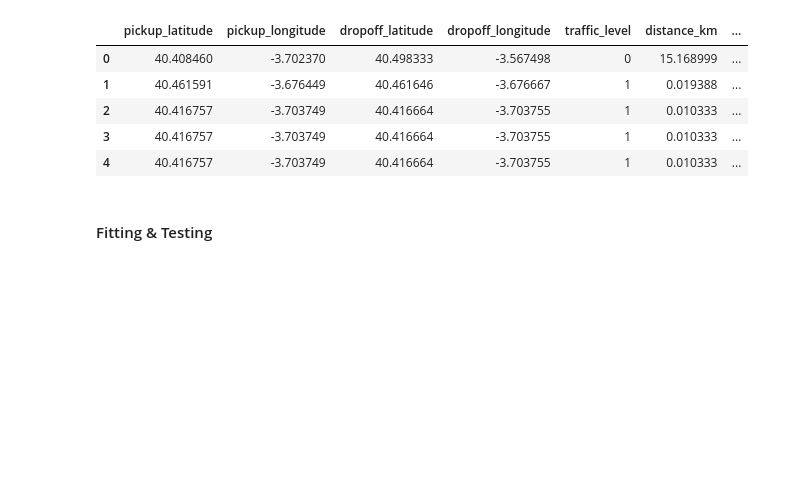
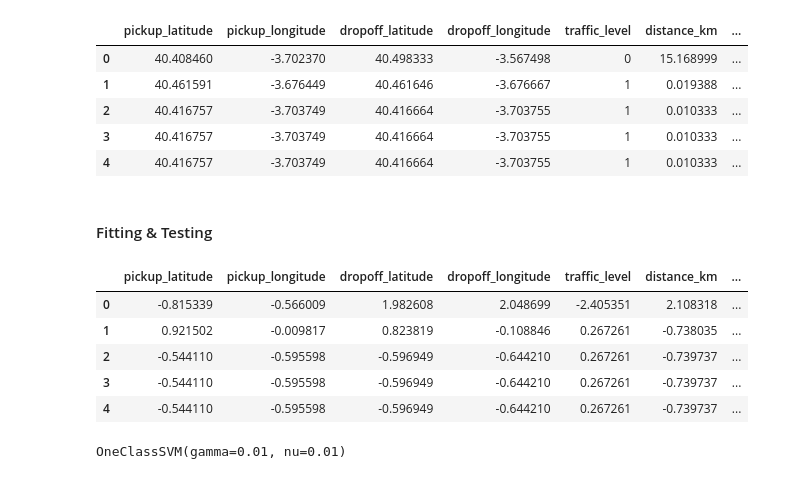
Before and after one commit to fabianVagnoni/Stream_Analytics_Projects, a Jupyter notebook: advance_anaylitics.ipynb, the cells around one changed output. Cells and saved outputs as stored; diff of their text form; code cells hidden in the pictures; blank space fills up the shorter version.

```diff
--- a/advance_anaylitics.ipynb
+++ b/advance_anaylitics.ipynb
@@ -371,11 +617,27 @@ See the caveats in the documentation: https://pandas.pydata.org/pandas-docs/stab
 | 2 | 40.416757 | -3.703749 | 40.416664 | -3.703755 | 1 | 0.010333 | ... |
 | 3 | 40.416757 | -3.703749 | 40.416664 | -3.703755 | 1 | 0.010333 | ... |
 | 4 | 40.416757 | -3.703749 | 40.416664 | -3.703755 | 1 | 0.010333 | ... |
+# %%
+rides_outlier_subset = rides_outlier_subset.fillna(-100)
 # %% [markdown]
 #### Fitting & Testing
+# %%
+standard_scaler_outlier = StandardScaler()
+standard_scaler_outlier = standard_scaler_outlier.fit_transform(rides_outlier_subset)
+scaled_rides_outlier = pd.DataFrame(standard_scaler_outlier, columns=rides_outlier_subset.columns)
+scaled_rides_outlier.head()
+# %% [output]
+|  | pickup_latitude | pickup_longitude | dropoff_latitude | dropoff_longitude | traffic_level | distance_km | ... |
+| 0 | -0.815339 | -0.566009 | 1.982608 | 2.048699 | -2.405351 | 2.108318 | ... |
+| 1 | 0.921502 | -0.009817 | 0.823819 | -0.108846 | 0.267261 | -0.738035 | ... |
+| 2 | -0.544110 | -0.595598 | -0.596949 | -0.644210 | 0.267261 | -0.739737 | ... |
+| 3 | -0.544110 | -0.595598 | -0.596949 | -0.644210 | 0.267261 | -0.739737 | ... |
+| 4 | -0.544110 | -0.595598 | -0.596949 | -0.644210 | 0.267261 | -0.739737 | ... |
 # %%
 from sklearn.svm import OneClassSVM
 from joblib import dump, load
 
 one_svm = OneClassSVM(nu=0.01, kernel="rbf", gamma=0.01)
-one_svm.fit(user_features)
+one_svm.fit(rides_outlier_subset)
+# %% [output]
+OneClassSVM(gamma=0.01, nu=0.01)
```
Also changed, not shown: parts of 21 cells of this notebook, 6 other files.
